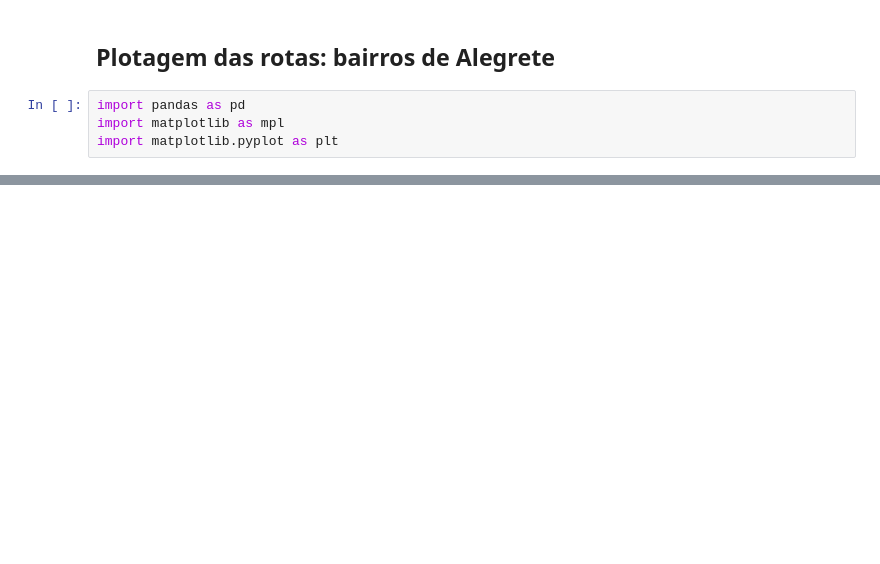
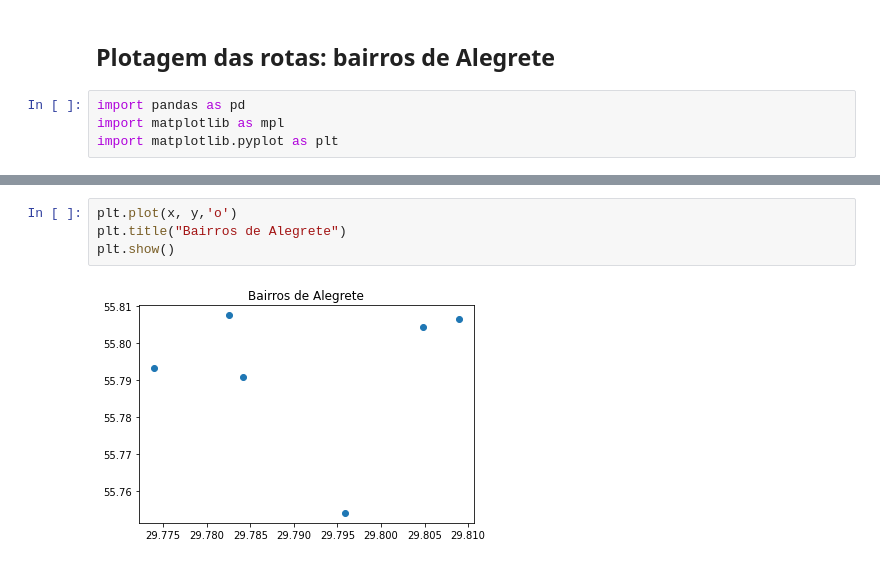
Before and after one commit to icarocrespo/Generating-Subset-Carteiro, a Jupyter notebook: plotagem_bairros_alegrete.ipynb, the cells around one changed output, grey strips where cells are left out. Saved outputs shown, nothing was run; the diff lists cells and outputs as text; blank space fills up the shorter version.

```diff
--- a/plotagem_bairros_alegrete.ipynb
+++ b/plotagem_bairros_alegrete.ipynb
@@ -26,0 +27,6 @@ plt.show()
+# %%
+plt.plot(x, y,'o')
+plt.title("Bairros de Alegrete")
+plt.show()
+# %% [output]
+[figure, added]
```
Also changed, not shown: parts of 6 cells of this notebook, 3 other files.
